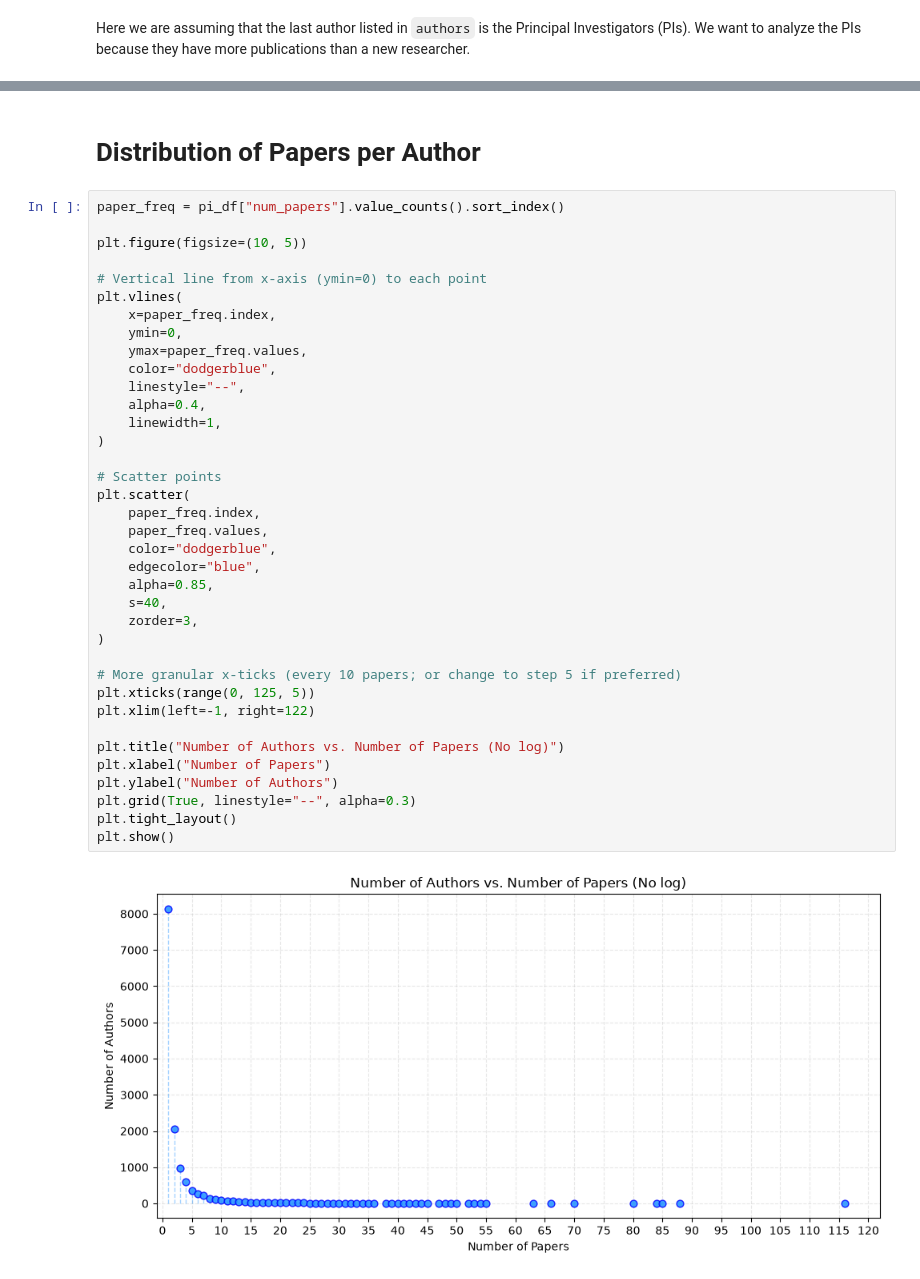
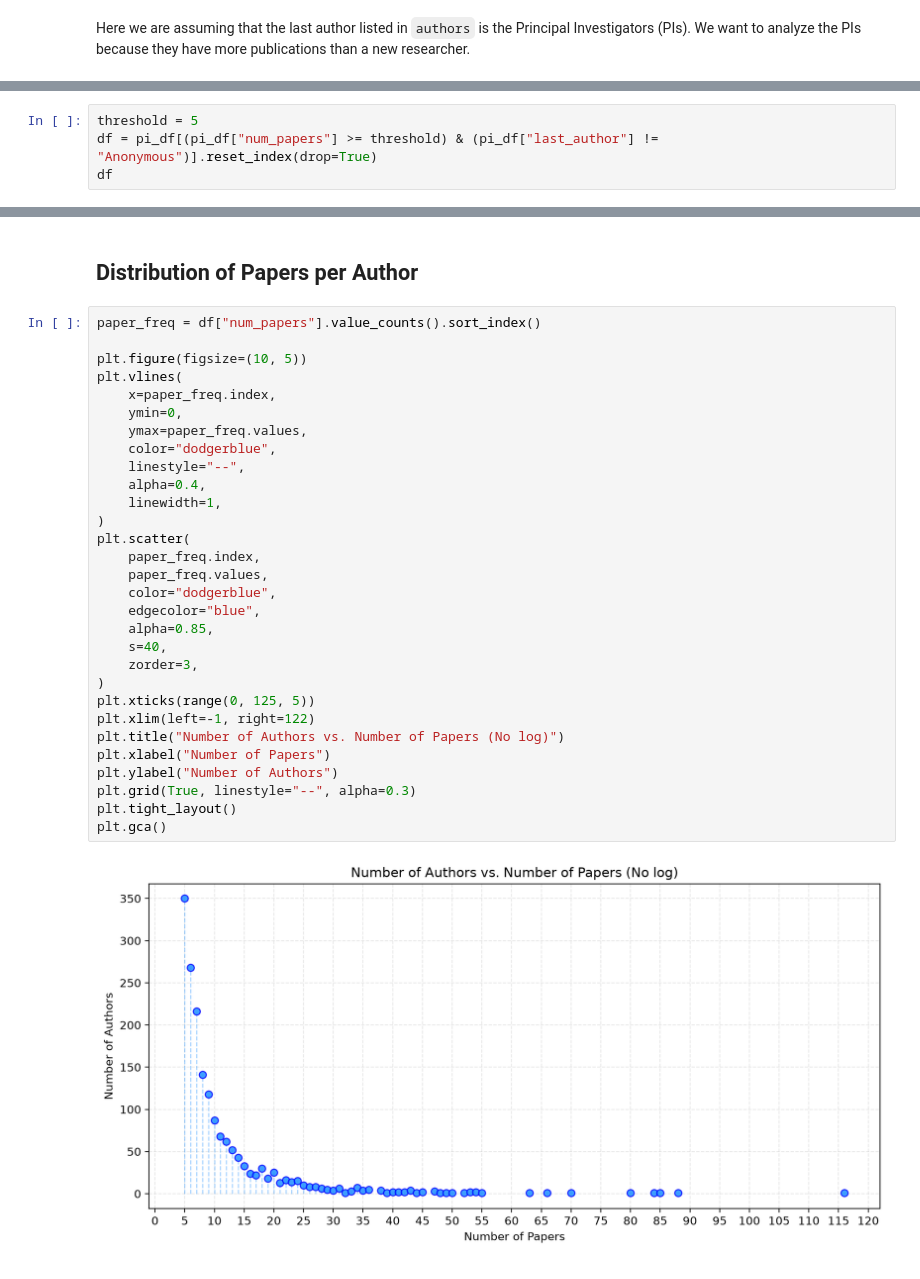
Before and after one commit to angellicodigo/COS424_Project, a Jupyter notebook: initial_analysis.ipynb, the cells around one changed output, grey strips where cells are left out. Saved outputs shown, nothing was run; the diff lists cells and outputs as text.

```diff
--- a/initial_analysis.ipynb
+++ b/initial_analysis.ipynb
@@ -30,0 +103,4 @@ pi_df.sort_values("num_papers", ascending=False).head()
+# %%
+threshold = 5
+df = pi_df[(pi_df["num_papers"] >= threshold) & (pi_df["last_author"] != "Anonymous")].reset_index(drop=True)
+df
@@ -31,41 +109,34 @@ pi_df.sort_values("num_papers", ascending=False).head()
 # %% [markdown]
-# Distribution of Papers per Author
+## Distribution of Papers per Author
 # %%
-paper_freq = pi_df["num_papers"].value_counts().sort_index()
+paper_freq = df["num_papers"].value_counts().sort_index()
 
 plt.figure(figsize=(10, 5))
-
-# Vertical line from x-axis (ymin=0) to each point
 plt.vlines(
     x=paper_freq.index,
     ymin=0,
     ymax=paper_freq.values,
     color="dodgerblue",
     linestyle="--",
     alpha=0.4,
     linewidth=1,
 )
-
-# Scatter points
 plt.scatter(
     paper_freq.index,
     paper_freq.values,
     color="dodgerblue",
     edgecolor="blue",
     alpha=0.85,
     s=40,
     zorder=3,
 )
-
-# More granular x-ticks (every 10 papers; or change to step 5 if preferred)
 plt.xticks(range(0, 125, 5))
 plt.xlim(left=-1, right=122)
-
 plt.title("Number of Authors vs. Number of Papers (No log)")
 plt.xlabel("Number of Papers")
 plt.ylabel("Number of Authors")
 plt.grid(True, linestyle="--", alpha=0.3)
 plt.tight_layout()
-plt.show()
+plt.gca()
 # %% [output]
-[figure, old version]
+[figure, new version]
```
Also changed, not shown: parts of 16 cells of this notebook, 1 other file.
